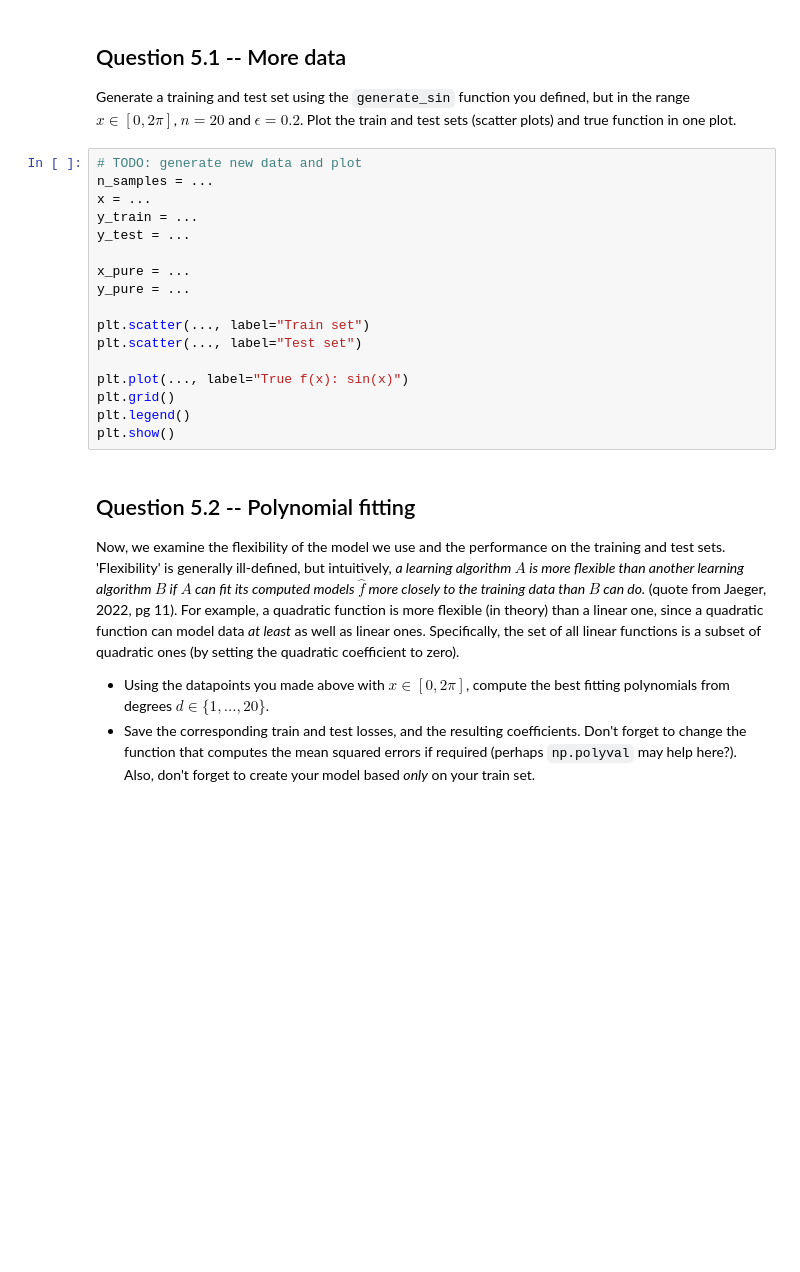
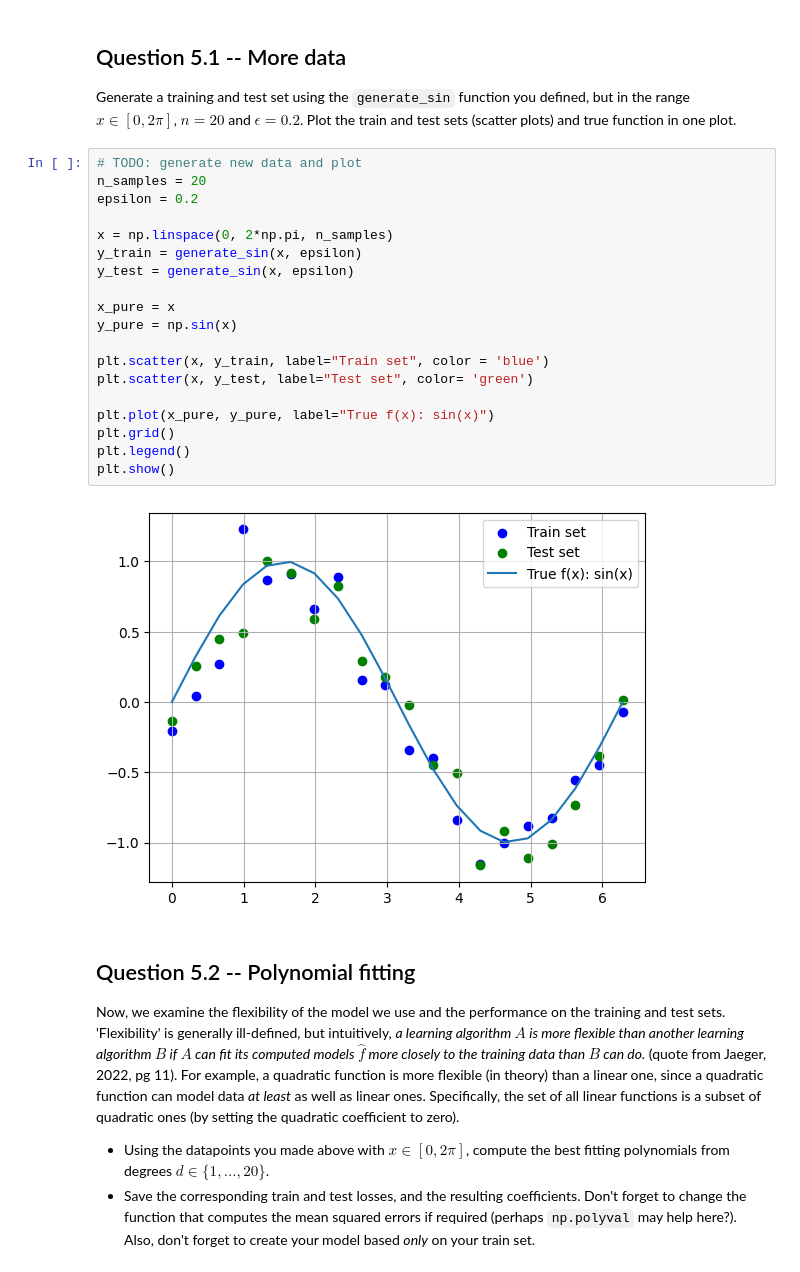
Before and after one commit to RiccardoZatti/TMDL, a Jupyter notebook: TMDL_2024_25_Assignment_1,_Qs_only.ipynb, the cells around one changed output. Cells and saved outputs as stored; diff of their text form; blank space fills up the shorter version.

```diff
--- a/TMDL_2024_25_Assignment_1,_Qs_only.ipynb
+++ b/TMDL_2024_25_Assignment_1,_Qs_only.ipynb
@@ -286,21 +300,25 @@ Try out different values of $n$ and $\epsilon$. How does each one affect the per
 Generate a training and test set using the `generate_sin` function you defined, but in the range $x\in[0,2\pi]$, $n=20$ and $\epsilon=0.2$. Plot the train and test sets (scatter plots) and true function in one plot.
 # %%
 # TODO: generate new data and plot
-n_samples = ...
-x = ...
-y_train = ...
-y_test = ...
+n_samples = 20
+epsilon = 0.2
 
-x_pure = ...
-y_pure = ...
+x = np.linspace(0, 2*np.pi, n_samples)
+y_train = generate_sin(x, epsilon)
+y_test = generate_sin(x, epsilon)
 
-plt.scatter(..., label="Train set")
-plt.scatter(..., label="Test set")
+x_pure = x
+y_pure = np.sin(x)
 
-plt.plot(..., label="True f(x): sin(x)")
+plt.scatter(x, y_train, label="Train set", color = 'blue')
+plt.scatter(x, y_test, label="Test set", color= 'green')
+
+plt.plot(x_pure, y_pure, label="True f(x): sin(x)")
 plt.grid()
 plt.legend()
 plt.show()
+# %% [output]
+[figure, added]
 # %% [markdown]
 ## Question 5.2 -- Polynomial fitting
 
```
Also changed, not shown: parts of 16 cells of this notebook.
